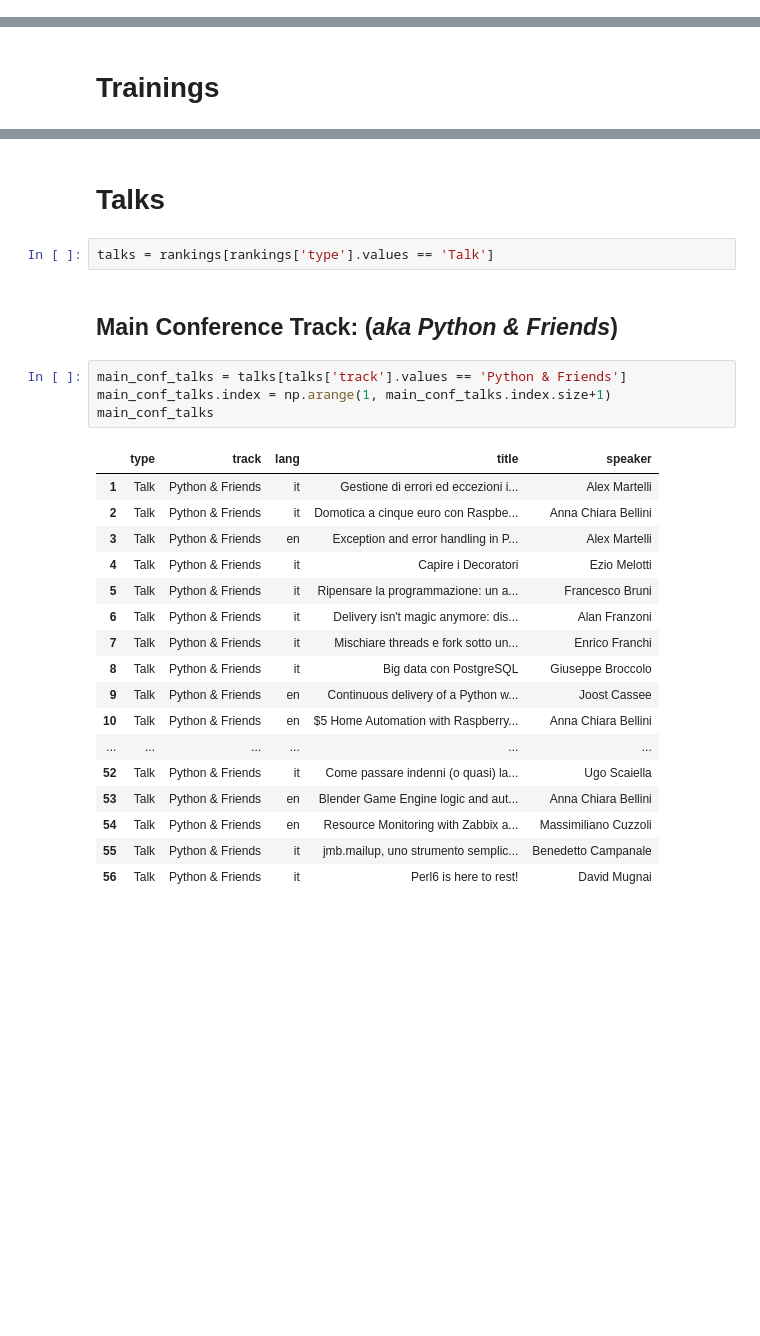
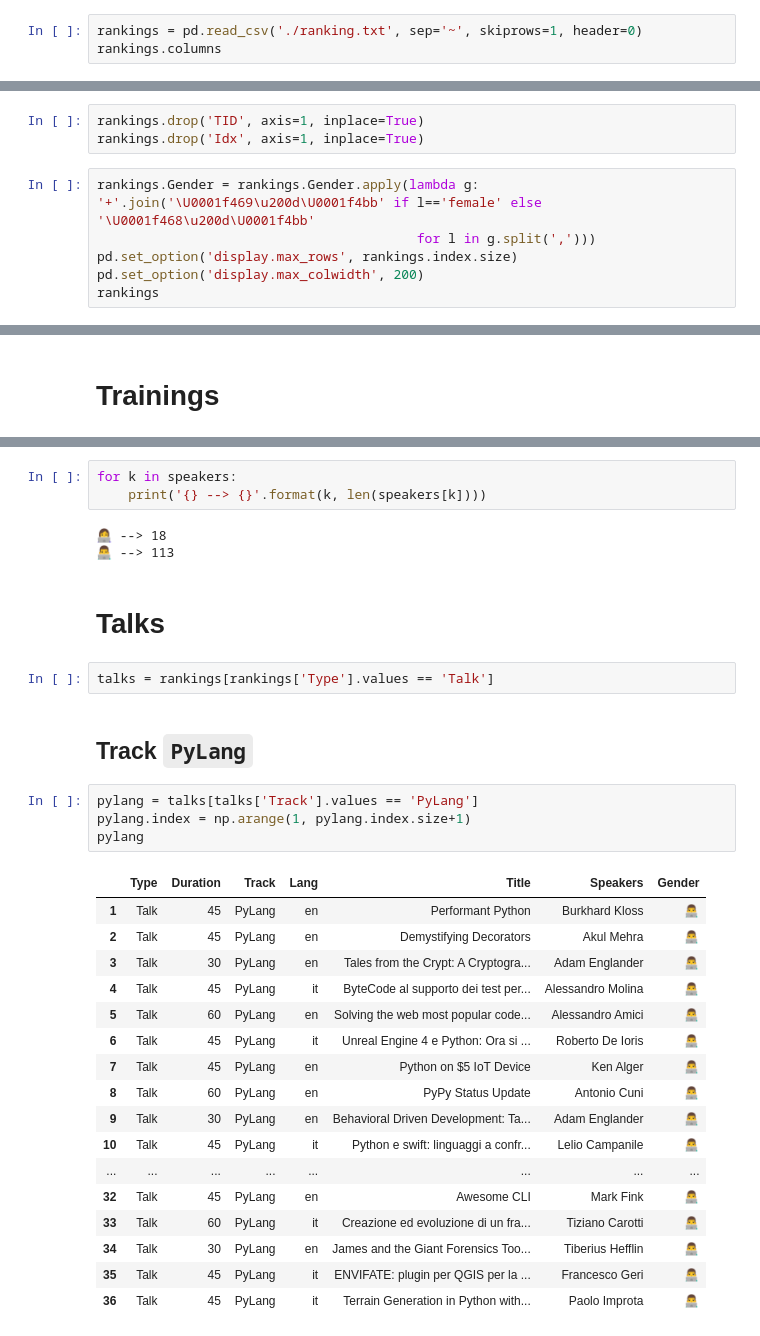
Before and after one commit to leriomaggio/pyconit-community-voting, a Jupyter notebook: Conference Talks Rankings.ipynb, the cells around one changed output, grey strips where cells are left out. Cells and saved outputs as stored; diff of their text form; blank space fills up the shorter version.

```diff
--- a/Conference Talks Rankings.ipynb
+++ b/Conference Talks Rankings.ipynb
@@ -38,0 +13,3 @@ rankings
+# %%
+rankings = pd.read_csv('./ranking.txt', sep='~', skiprows=1, header=0)
+rankings.columns
@@ -38,0 +20,9 @@ rankings
+# %%
+rankings.drop('TID', axis=1, inplace=True)
+rankings.drop('Idx', axis=1, inplace=True)
+# %%
+rankings.Gender = rankings.Gender.apply(lambda g: '+'.join('\U0001f469\u200d\U0001f4bb' if l=='female' else '\U0001f468\u200d\U0001f4bb'
+                                         for l in g.split(',')))
+pd.set_option('display.max_rows', rankings.index.size)
+pd.set_option('display.max_colwidth', 200)
+rankings
@@ -56,31 +78,37 @@ rankings[rankings['type'].values == 'Training']
+# %%
+for k in speakers:
+    print('{} --> {}'.format(k, len(speakers[k])))
+# %% [output]
+👩‍💻 --> 18
+👨‍💻 --> 113
 # %% [markdown]
 <a name="talks"></a>
 # Talks
 # %%
-talks = rankings[rankings['type'].values == 'Talk']
+talks = rankings[rankings['Type'].values == 'Talk']
 # %% [markdown]
 <a name="pycon"></a>
-## Main Conference Track: (*aka Python & Friends*)
+## Track  `PyLang`
 # %%
-main_conf_talks = talks[talks['track'].values == 'Python & Friends']
-main_conf_talks.index = np.arange(1, main_conf_talks.index.size+1)
-main_conf_talks
+pylang = talks[talks['Track'].values == 'PyLang']
+pylang.index = np.arange(1, pylang.index.size+1)
+pylang
 # %% [output]
-|  | type | track | lang | title | speaker |
-| 1 | Talk | Python & Friends | it | Gestione di errori ed eccezioni i... | Alex Martelli |
-| 2 | Talk | Python & Friends | it | Domotica a cinque euro con Raspbe... | Anna Chiara Bellini |
-| 3 | Talk | Python & Friends | en | Exception and error handling in P... | Alex Martelli |
-| 4 | Talk | Python & Friends | it | Capire i Decoratori | Ezio Melotti |
-| 5 | Talk | Python & Friends | it | Ripensare la programmazione: un a... | Francesco Bruni |
-| 6 | Talk | Python & Friends | it | Delivery isn't magic anymore: dis... | Alan Franzoni |
-| 7 | Talk | Python & Friends | it | Mischiare threads e fork sotto un... | Enrico Franchi |
-| 8 | Talk | Python & Friends | it | Big data con PostgreSQL | Giuseppe Broccolo |
-| 9 | Talk | Python & Friends | en | Continuous delivery of a Python w... | Joost Cassee |
-| 10 | Talk | Python & Friends | en | $5 Home Automation with Raspberry... | Anna Chiara Bellini |
-| ... | ... | ... | ... | ... | ... |
-| 52 | Talk | Python & Friends | it | Come passare indenni (o quasi) la... | Ugo Scaiella |
-| 53 | Talk | Python & Friends | en | Blender Game Engine logic and aut... | Anna Chiara Bellini |
-| 54 | Talk | Python & Friends | en | Resource Monitoring with Zabbix a... | Massimiliano Cuzzoli |
-| 55 | Talk | Python & Friends | it | jmb.mailup, uno strumento semplic... | Benedetto Campanale |
-| 56 | Talk | Python & Friends | it | Perl6 is here to rest! | David Mugnai |
+|  | Type | Duration | Track | Lang | Title | Speakers | Gender |
+| 1 | Talk | 45 | PyLang | en | Performant Python | Burkhard Kloss | 👨‍💻 |
+| 2 | Talk | 45 | PyLang | en | Demystifying Decorators | Akul Mehra | 👨‍💻 |
+| 3 | Talk | 30 | PyLang | en | Tales from the Crypt: A Cryptogra... | Adam Englander | 👨‍💻 |
+| 4 | Talk | 45 | PyLang | it | ByteCode al supporto dei test per... | Alessandro Molina | 👨‍💻 |
+| 5 | Talk | 60 | PyLang | en | Solving the web most popular code... | Alessandro Amici | 👨‍💻 |
+| 6 | Talk | 45 | PyLang | it | Unreal Engine 4 e Python: Ora si ... | Roberto De Ioris | 👨‍💻 |
+| 7 | Talk | 45 | PyLang | en | Python on $5 IoT Device | Ken Alger | 👨‍💻 |
+| 8 | Talk | 60 | PyLang | en | PyPy Status Update | Antonio Cuni | 👨‍💻 |
+| 9 | Talk | 30 | PyLang | en | Behavioral Driven Development: Ta... | Adam Englander | 👨‍💻 |
+| 10 | Talk | 45 | PyLang | it | Python e swift: linguaggi a confr... | Lelio Campanile | 👨‍💻 |
+| ... | ... | ... | ... | ... | ... | ... | ... |
+| 32 | Talk | 45 | PyLang | en | Awesome CLI | Mark Fink | 👨‍💻 |
+| 33 | Talk | 60 | PyLang | it | Creazione ed evoluzione di un fra... | Tiziano Carotti | 👨‍💻 |
+| 34 | Talk | 30 | PyLang | en | James and the Giant Forensics Too... | Tiberius Hefflin | 👨‍💻 |
+| 35 | Talk | 45 | PyLang | it | ENVIFATE: plugin per QGIS per la ... | Francesco Geri | 👨‍💻 |
+| 36 | Talk | 45 | PyLang | it | Terrain Generation in Python with... | Paolo Improta | 👨‍💻 |
 # %%
```
Also changed, not shown: parts of 30 cells of this notebook, 3 other files.
